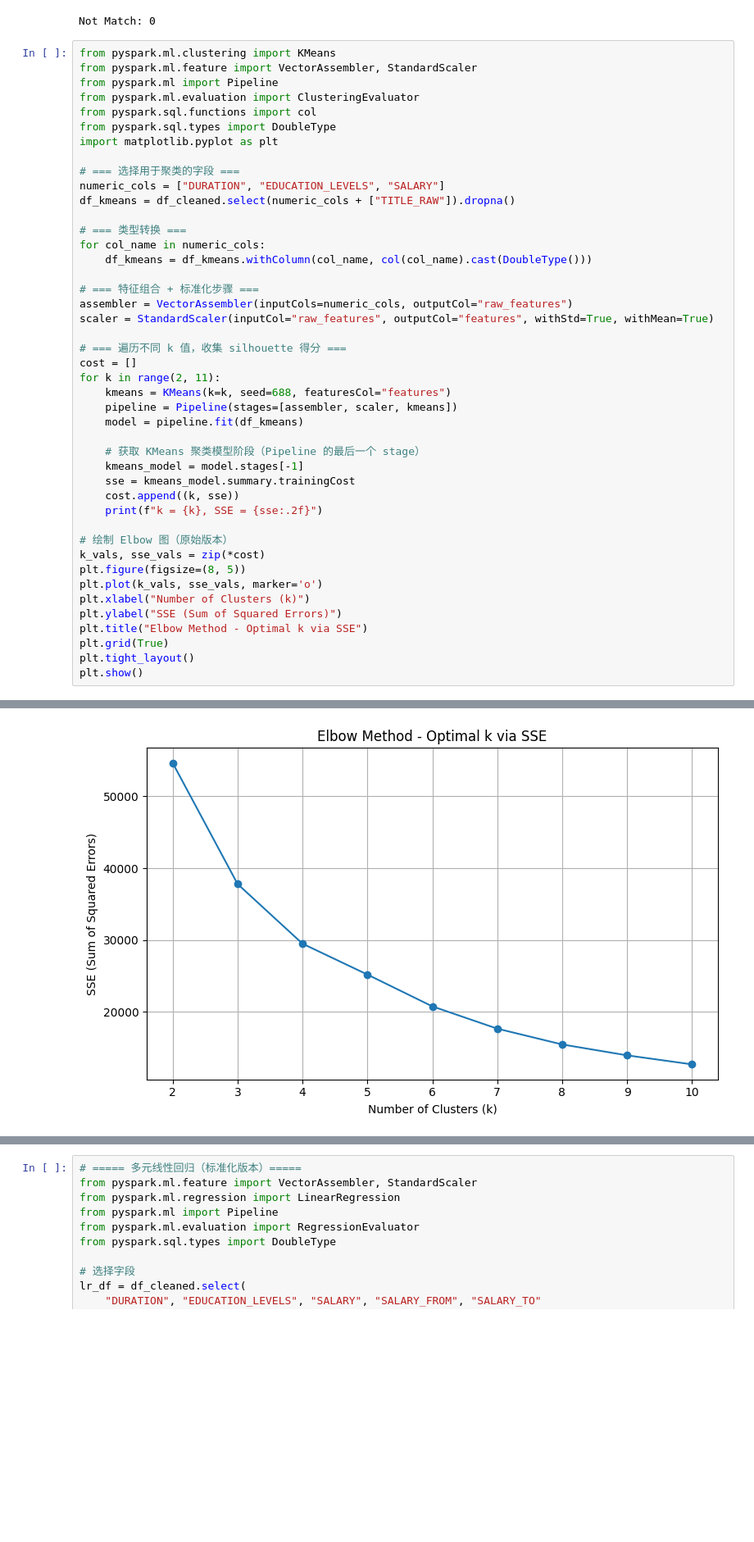
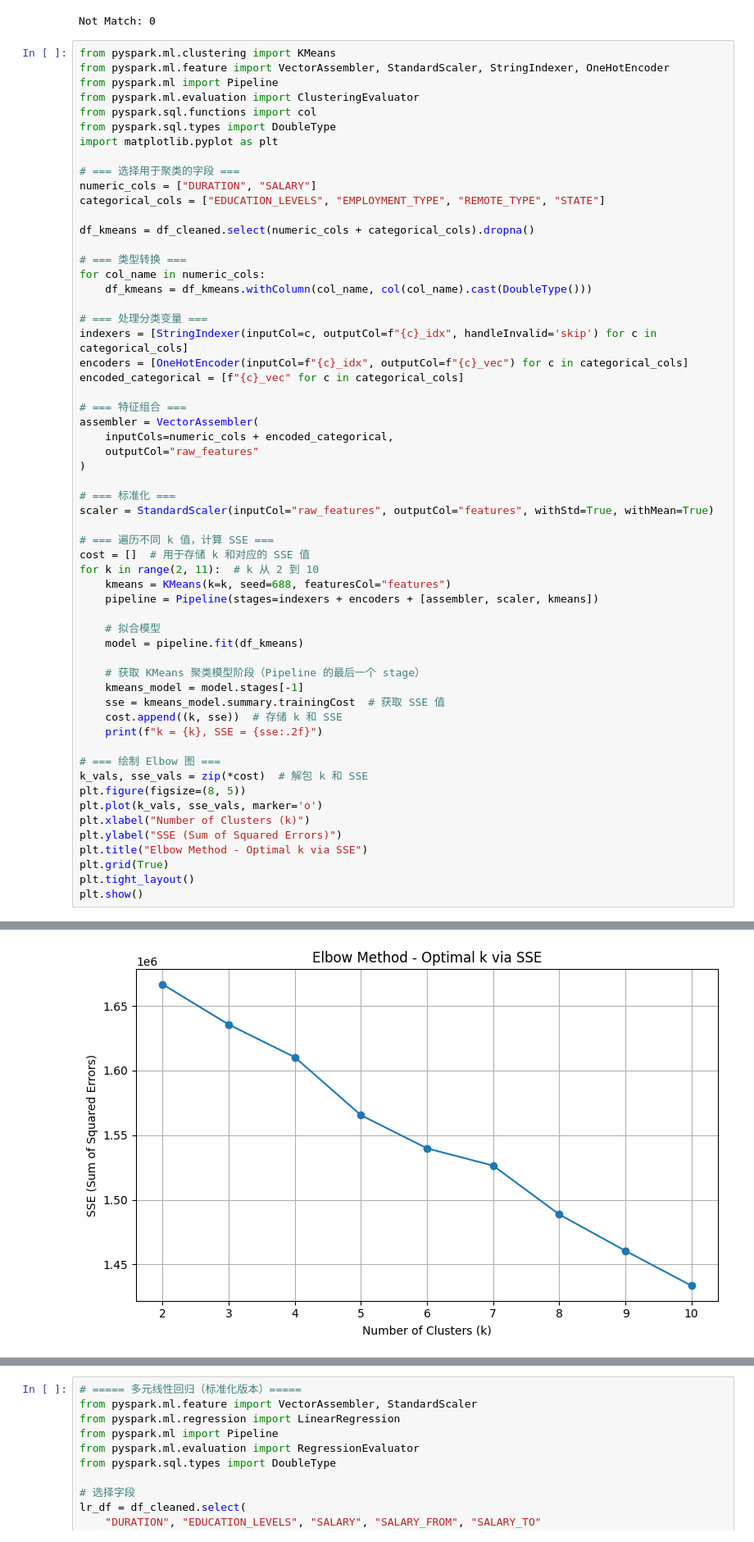
Before and after one commit to CYXNBNBNB/ad688-employability-sp25A1-group6, a Jupyter notebook: test.ipynb, the cells around one changed output, grey strips where cells are left out. Shown at 82% size. Cells and saved outputs as stored; diff of their text form; blank space fills up the shorter version.

```diff
--- a/test.ipynb
+++ b/test.ipynb
@@ -118,7 +110,7 @@ only showing top 20 rows
 Not Match: 0
 # %%
 from pyspark.ml.clustering import KMeans
-from pyspark.ml.feature import VectorAssembler, StandardScaler
+from pyspark.ml.feature import VectorAssembler, StandardScaler, StringIndexer, OneHotEncoder
 from pyspark.ml import Pipeline
 from pyspark.ml.evaluation import ClusteringEvaluator
 from pyspark.sql.functions import col
@@ -126,32 +118,46 @@ from pyspark.sql.types import DoubleType
 import matplotlib.pyplot as plt
 
 # === 选择用于聚类的字段 ===
-numeric_cols = ["DURATION", "EDUCATION_LEVELS", "SALARY"]
-df_kmeans = df_cleaned.select(numeric_cols + ["TITLE_RAW"]).dropna()
+numeric_cols = ["DURATION", "SALARY"]
+categorical_cols = ["EDUCATION_LEVELS", "EMPLOYMENT_TYPE", "REMOTE_TYPE", "STATE"]
+
+df_kmeans = df_cleaned.select(numeric_cols + categorical_cols).dropna()
 
 # === 类型转换 ===
 for col_name in numeric_cols:
     df_kmeans = df_kmeans.withColumn(col_name, col(col_name).cast(DoubleType()))
 
-# === 特征组合 + 标准化步骤 ===
-assembler = VectorAssembler(inputCols=numeric_cols, outputCol="raw_features")
+# === 处理分类变量 ===
+indexers = [StringIndexer(inputCol=c, outputCol=f"{c}_idx", handleInvalid='skip') for c in categorical_cols]
+encoders = [OneHotEncoder(inputCol=f"{c}_idx", outputCol=f"{c}_vec") for c in categorical_cols]
+encoded_categorical = [f"{c}_vec" for c in categorical_cols]
+
+# === 特征组合 ===
+assembler = VectorAssembler(
+    inputCols=numeric_cols + encoded_categorical,
+    outputCol="raw_features"
+)
+
+# === 标准化 ===
 scaler = StandardScaler(inputCol="raw_features", outputCol="features", withStd=True, withMean=True)
 
-# === 遍历不同 k 值，收集 silhouette 得分 ===
-cost = []
-for k in range(2, 11):
+# === 遍历不同 k 值，计算 SSE ===
+cost = []  # 用于存储 k 和对应的 SSE 值
+for k in range(2, 11):  # k 从 2 到 10
     kmeans = KMeans(k=k, seed=688, featuresCol="features")
-    pipeline = Pipeline(stages=[assembler, scaler, kmeans])
+    pipeline = Pipeline(stages=indexers + encoders + [assembler, scaler, kmeans])
+
+    # 拟合模型
     model = pipeline.fit(df_kmeans)
 
     # 获取 KMeans 聚类模型阶段（Pipeline 的最后一个 stage）
     kmeans_model = model.stages[-1]
-    sse = kmeans_model.summary.trainingCost
-    cost.append((k, sse))
+    sse = kmeans_model.summary.trainingCost  # 获取 SSE 值
+    cost.append((k, sse))  # 存储 k 和 SSE
     print(f"k = {k}, SSE = {sse:.2f}")
 
-# 绘制 Elbow 图（原始版本）
-k_vals, sse_vals = zip(*cost)
+# === 绘制 Elbow 图 ===
+k_vals, sse_vals = zip(*cost)  # 解包 k 和 SSE
 plt.figure(figsize=(8, 5))
 plt.plot(k_vals, sse_vals, marker='o')
 plt.xlabel("Number of Clusters (k)")
@@ -174,3 +180,3 @@ k = 10, SSE = 12718.51
-[figure, old version]
+[figure, new version]
 # %%
 # KMeans 模型
```
Also changed, not shown: parts of 5 cells of this notebook.
